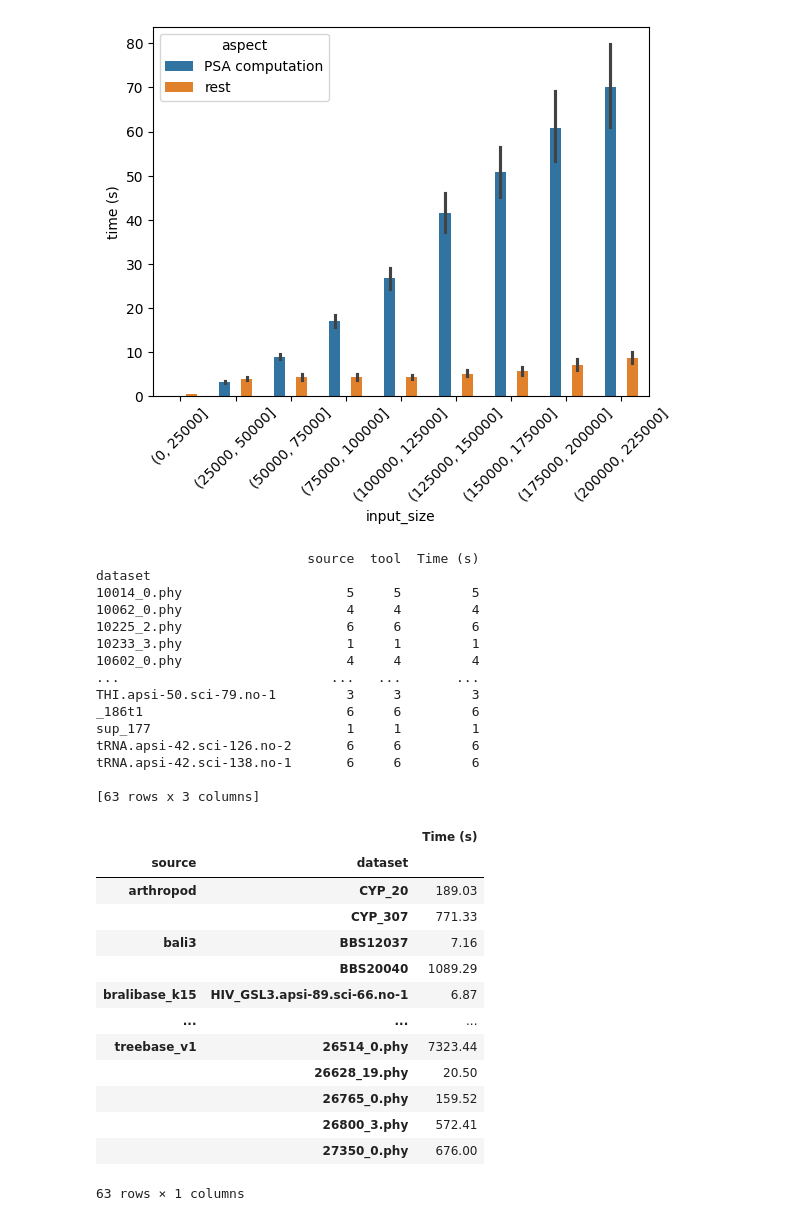
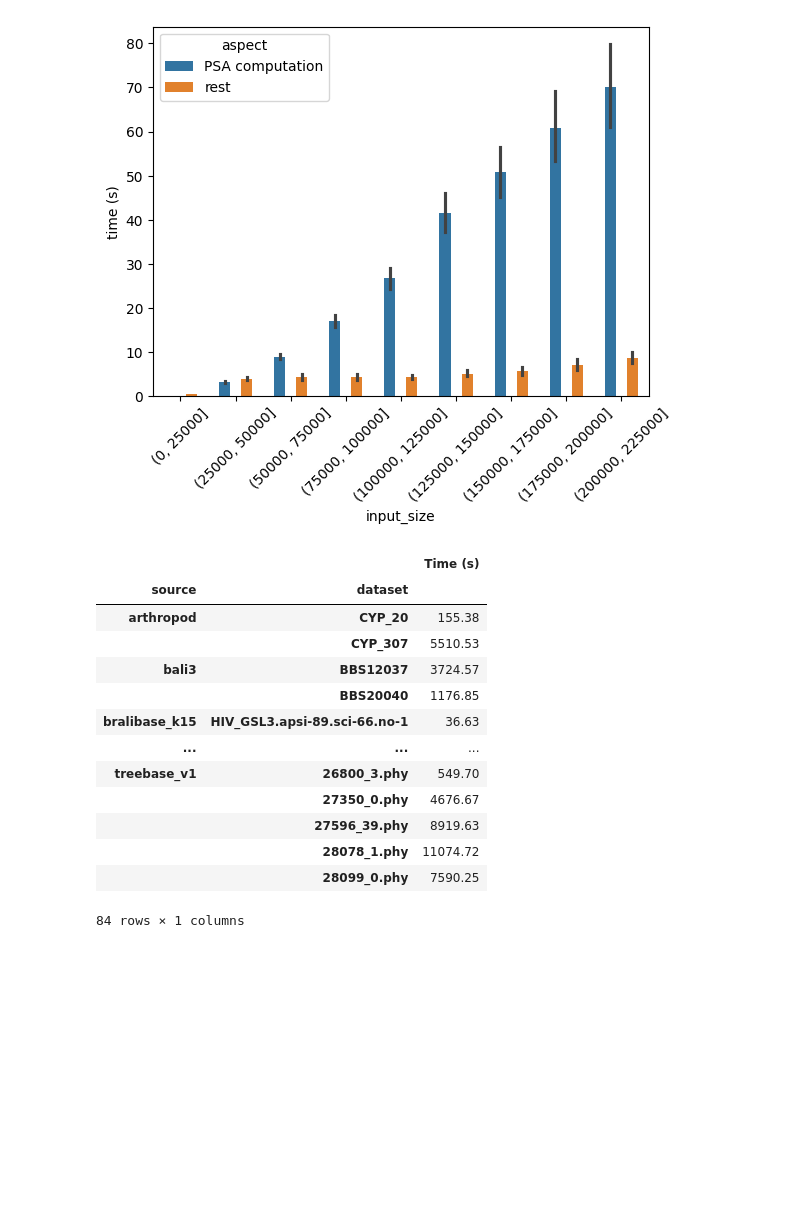
Before and after one commit to MaBody/aldiscore, a Jupyter notebook: notebooks/misc/runtime_results.ipynb, the cells around one changed output. Saved outputs shown, nothing was run; the diff lists cells and outputs as text; code cells hidden in the pictures; blank space fills up the shorter version.

```diff
--- a/notebooks/misc/runtime_results.ipynb
+++ b/notebooks/misc/runtime_results.ipynb
@@ -286,48 +286,44 @@ for i in range(len(sample)):
 # %%
 perf_df = pd.DataFrame(
     perf_dict.values(),
     index=perf_dict.keys(),
     columns=["Time (s)"],
 )
 perf_df.index.names = ["source", "dataset", "tool"]
-print(perf_df.reset_index().groupby("dataset").count())
+timeouts = (
+    6
+    - perf_df[["Time (s)"]]
+    .reset_index()
+    .drop(["tool"], axis=1)
+    .groupby(["source", "dataset"])
+    .count()
+)
 perf_df.to_parquet(ROOT.parent / "logs" / "misc" / "ensemble_time_detailed.parquet")
 
 perf_df = (
     perf_df.reset_index().drop("tool", axis=1).groupby(["source", "dataset"]).sum()
 )
-# perf_df.to_parquet(ROOT.parent / "logs" / "misc" / "ensemble_time.parquet")
-# perf_df
+
+timeouts = timeouts.loc[perf_df.index]
+
+perf_df = perf_df + timeouts * 3600
+perf_df.to_parquet(ROOT.parent / "logs" / "misc" / "ensemble_time.parquet")
+perf_df
 # %% [output]
+|  |  | Time (s) |
+| source | dataset |  |
+| arthropod | CYP_20 | 155.38 |
+|  | CYP_307 | 5510.53 |
+| bali3 | BBS12037 | 3724.57 |
+|  | BBS20040 | 1176.85 |
+| bralibase_k15 | HIV_GSL3.apsi-89.sci-66.no-1 | 36.63 |
+| ... | ... | ... |
+| treebase_v1 | 26800_3.phy | 549.70 |
+|  | 27350_0.phy | 4676.67 |
+|  | 27596_39.phy | 8919.63 |
+|  | 28078_1.phy | 11074.72 |
+|  | 28099_0.phy | 7590.25 |
-                           source  tool  Time (s)
-dataset
-10014_0.phy                     5     5         5
-10062_0.phy                     4     4         4
-10225_2.phy                     6     6         6
-10233_3.phy                     1     1         1
-10602_0.phy                     4     4         4
-...                           ...   ...       ...
-THI.apsi-50.sci-79.no-1         3     3         3
-_186t1                          6     6         6
-sup_177                         1     1         1
-tRNA.apsi-42.sci-126.no-2       6     6         6
-tRNA.apsi-42.sci-138.no-1       6     6         6
-
-[63 rows x 3 columns]
+84 rows × 1 columns
-|  |  | Time (s) |
-| source | dataset |  |
-| arthropod | CYP_20 | 189.03 |
-|  | CYP_307 | 771.33 |
-| bali3 | BBS12037 | 7.16 |
-|  | BBS20040 | 1089.29 |
-| bralibase_k15 | HIV_GSL3.apsi-89.sci-66.no-1 | 6.87 |
-| ... | ... | ... |
-| treebase_v1 | 26514_0.phy | 7323.44 |
-|  | 26628_19.phy | 20.50 |
-|  | 26765_0.phy | 159.52 |
-|  | 26800_3.phy | 572.41 |
-|  | 27350_0.phy | 676.00 |
-63 rows × 1 columns
 # %%
 import seaborn as sn
 import matplotlib.pyplot as plt
```
Also changed, not shown: parts of 4 cells of this notebook.
